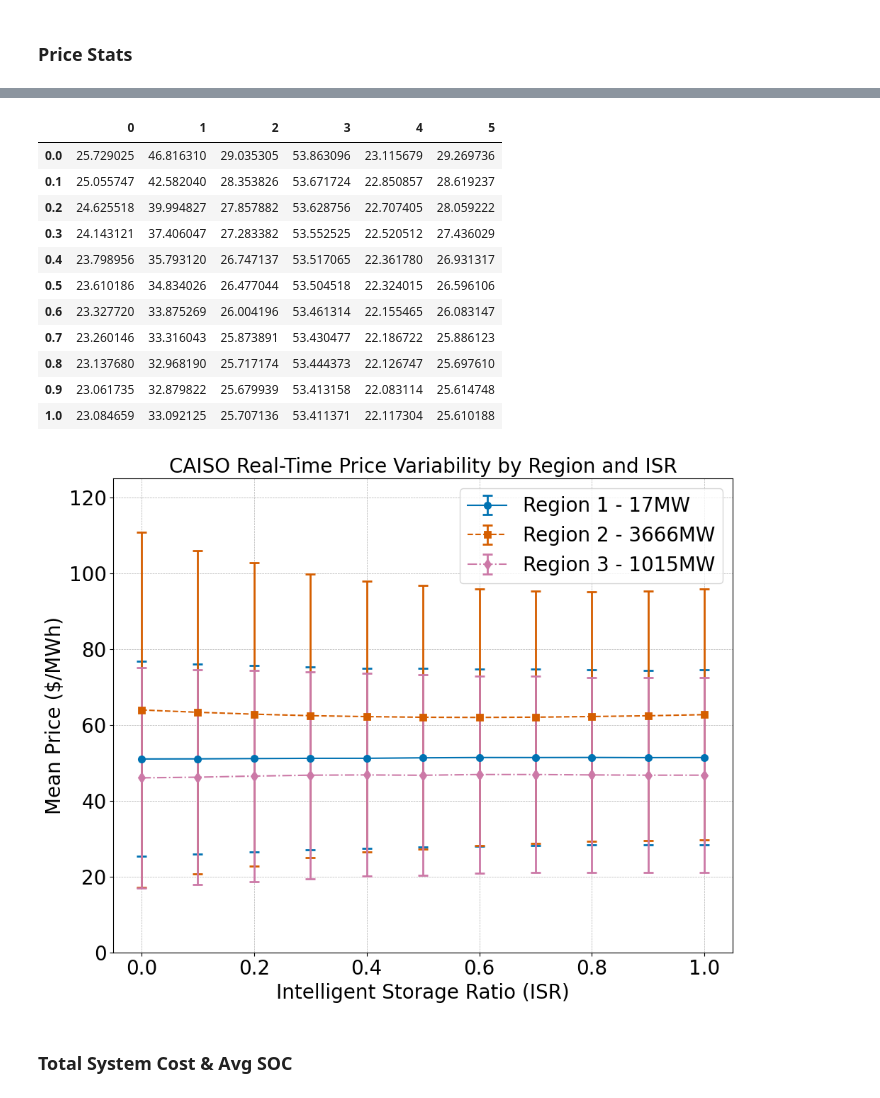
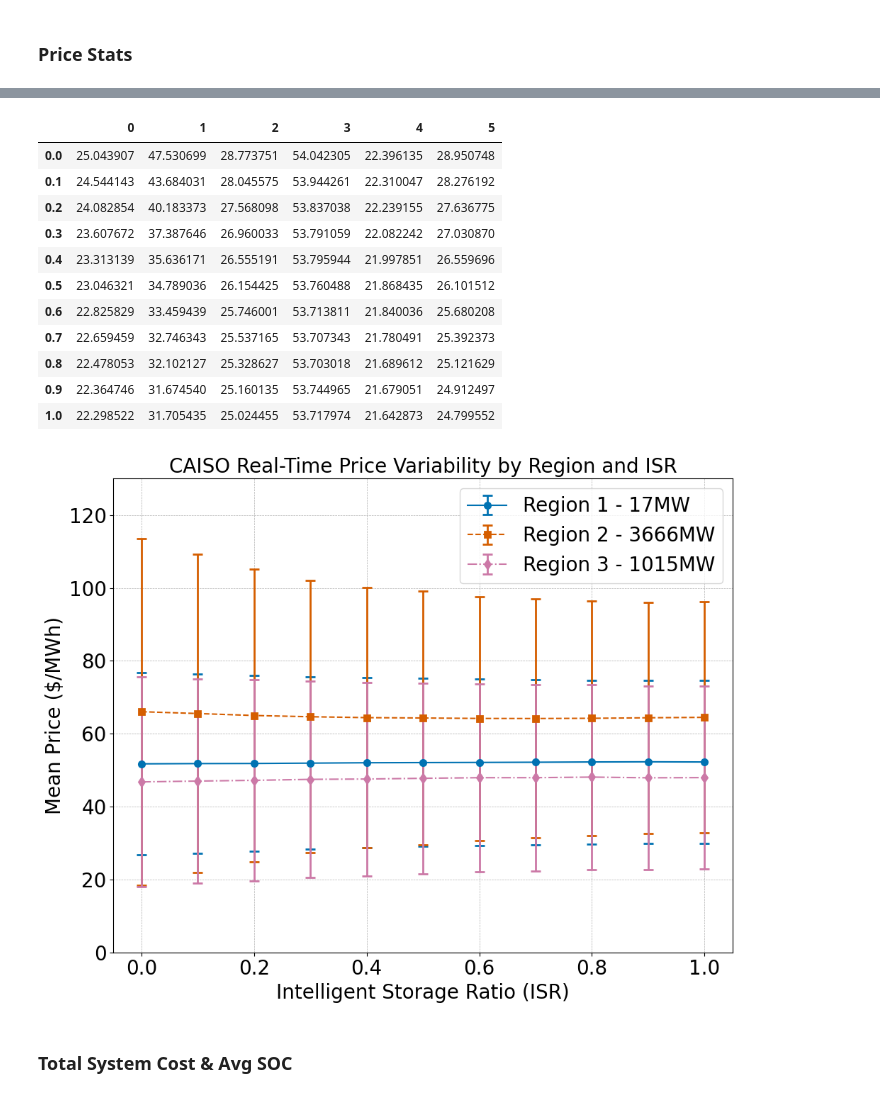
Before and after one commit to niklauskun/STESTS, a Jupyter notebook: Diagnose.ipynb, the cells around one changed output, grey strips where cells are left out. Drawn from its saved outputs; the diff is of its cells as text; code cells hidden in the pictures.

```diff
--- a/Diagnose.ipynb
+++ b/Diagnose.ipynb
@@ -13,9 +13,9 @@ eta = 0.9
 # case_template = 'Strategic/VOLL5GWLinear/2022/UC25ED1_Strategic_true_ratio{}_Seg1_BAW0_MC20.0_hetefalse'
 # case_template = 'Strategic/PriceCap/2022_ED1_Strategic_true_FORB_true_ratio{}_Seg1_BAW0_Fuel2.0_NLC1.2_Error0.25NegativeRenew_1.0-2.0-2.0-2.0-2.0'
 # case_template = 'Strategic/Exp1.2/2022/ED1_Strategic_true_FORB_true_ratio{}_Seg5_BAW0_1.0-2.0-2.0-2.0-2.0'
-case_template = 'Strategic/5GW_C/ED1_Strategic_true_FORB_true_ratio{}_Seg1_BAW0_BSESCbid0.5'
+# case_template = 'Strategic/5GW_C/ED1_Strategic_true_FORB_true_ratio{}_Seg1_BAW0_BSESCbid0.5'
 # case_template = 'Strategic/9000VOLL/ED1_Strategic_true_FORB_true_ratio{}_Seg1_BAW0_BSESCbid0.5_LDESRatio_1.0_LDESDur_4'
-# case_template = 'Strategic/2000PC0.0/5GW_ED1_Strategic_true_FORB_true_ratio{}_Seg5'
+case_template = 'Strategic/2000Quad/5GW_ED1_Strategic_true_FORB_true_ratio{}_Seg5'
 
 
 ratios = [round(i * 0.1, 1) for i in range(11)]
@@ -81,17 +81,17 @@ mean_prices_df
 std_prices_df
 # %% [output]
 |  | 0 | 1 | 2 | 3 | 4 | 5 |
-| 0.0 | 25.729025 | 46.816310 | 29.035305 | 53.863096 | 23.115679 | 29.269736 |
-| 0.1 | 25.055747 | 42.582040 | 28.353826 | 53.671724 | 22.850857 | 28.619237 |
-| 0.2 | 24.625518 | 39.994827 | 27.857882 | 53.628756 | 22.707405 | 28.059222 |
-| 0.3 | 24.143121 | 37.406047 | 27.283382 | 53.552525 | 22.520512 | 27.436029 |
-| 0.4 | 23.798956 | 35.793120 | 26.747137 | 53.517065 | 22.361780 | 26.931317 |
-| 0.5 | 23.610186 | 34.834026 | 26.477044 | 53.504518 | 22.324015 | 26.596106 |
-| 0.6 | 23.327720 | 33.875269 | 26.004196 | 53.461314 | 22.155465 | 26.083147 |
-| 0.7 | 23.260146 | 33.316043 | 25.873891 | 53.430477 | 22.186722 | 25.886123 |
-| 0.8 | 23.137680 | 32.968190 | 25.717174 | 53.444373 | 22.126747 | 25.697610 |
-| 0.9 | 23.061735 | 32.879822 | 25.679939 | 53.413158 | 22.083114 | 25.614748 |
-| 1.0 | 23.084659 | 33.092125 | 25.707136 | 53.411371 | 22.117304 | 25.610188 |
+| 0.0 | 25.043907 | 47.530699 | 28.773751 | 54.042305 | 22.396135 | 28.950748 |
+| 0.1 | 24.544143 | 43.684031 | 28.045575 | 53.944261 | 22.310047 | 28.276192 |
+| 0.2 | 24.082854 | 40.183373 | 27.568098 | 53.837038 | 22.239155 | 27.636775 |
+| 0.3 | 23.607672 | 37.387646 | 26.960033 | 53.791059 | 22.082242 | 27.030870 |
+| 0.4 | 23.313139 | 35.636171 | 26.555191 | 53.795944 | 21.997851 | 26.559696 |
+| 0.5 | 23.046321 | 34.789036 | 26.154425 | 53.760488 | 21.868435 | 26.101512 |
+| 0.6 | 22.825829 | 33.459439 | 25.746001 | 53.713811 | 21.840036 | 25.680208 |
+| 0.7 | 22.659459 | 32.746343 | 25.537165 | 53.707343 | 21.780491 | 25.392373 |
+| 0.8 | 22.478053 | 32.102127 | 25.328627 | 53.703018 | 21.689612 | 25.121629 |
+| 0.9 | 22.364746 | 31.674540 | 25.160135 | 53.744965 | 21.679051 | 24.912497 |
+| 1.0 | 22.298522 | 31.705435 | 25.024455 | 53.717974 | 21.642873 | 24.799552 |
 # %%
 # Assuming mean_prices_df and std_prices_df are already defined
 # Selecting the columns for Regions 1, 2, and 3
@@ -104,35 +104,35 @@ isr_values = mean_prices.index
 
 # New colors and error bar theme
 new_colors = ['#0072B2', '#D55E00', '#CC79A7']  # Updated color palette
 new_labels = ['Region 1 - 17MW', 'Region 2 - 3666MW', 'Region 3 - 1015MW']
 line_styles = ['-', '--', '-.']  # Different line styles for visual distinction
 marker_styles = ['o', 's', 'd']  # Different marker styles for each region
 plt.figure(figsize=(10, 8))
 
 for region, color, label, line_style, marker_style in zip(regions, new_colors, new_labels, line_styles, marker_styles):
     plt.errorbar(isr_values, mean_prices.iloc[:, region], yerr=std_prices.iloc[:, region],
                  label=label, color=color, fmt=line_style + marker_style, capsize=5, elinewidth=2, capthick=2, markeredgewidth=2)
 
 plt.title('CAISO Real-Time Price Variability by Region and ISR', fontsize=20)
 plt.xlabel('Intelligent Storage Ratio (ISR)', fontsize=20)
 plt.ylabel('Mean Price ($/MWh)', fontsize=20)
-plt.ylim([0, 125])
+plt.ylim([0, 130])
 plt.legend(fontsize=20, loc = 'upper right')
 plt.grid(True, which='both', linestyle='--', linewidth=0.5)
 
 # Setting tick parameters for both axes
 plt.xticks(fontsize=20)
 plt.yticks(fontsize=20)
 
 plt.tight_layout()
 
 # Save the plot to a file suitable for inclusion in your paper
 # plt.savefig('/mnt/data/caiso_price_variability.png', dpi=300)
 
 # Show the plot
 plt.show()
 # %% [output]
-[figure, old version]
+[figure, new version]
 # %% [markdown]
 ### Total System Cost & Avg SOC
 # %%
```
Also changed, not shown: parts of 18 cells of this notebook, 6 other files.
